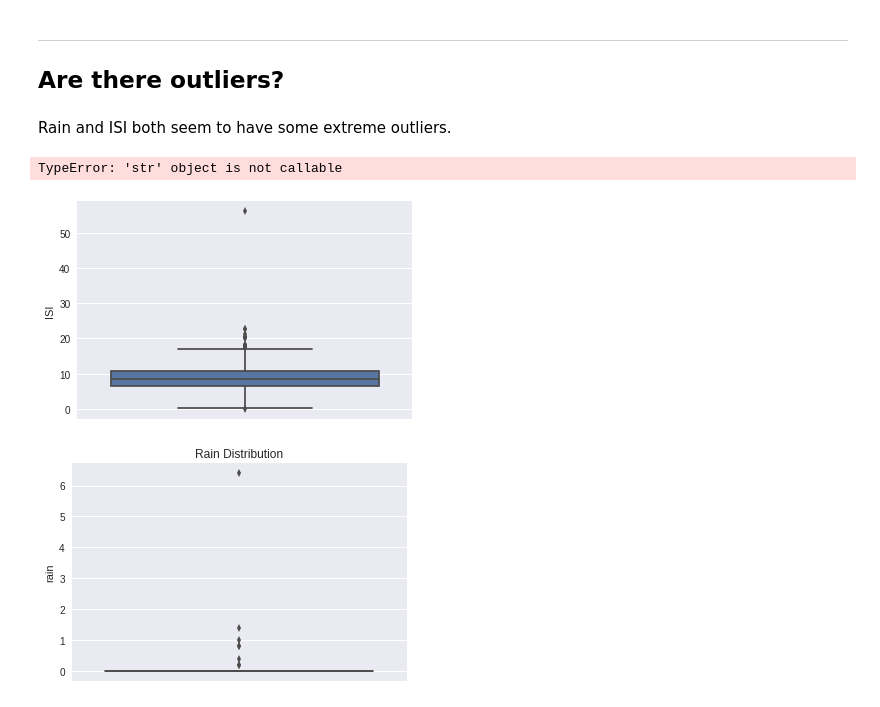
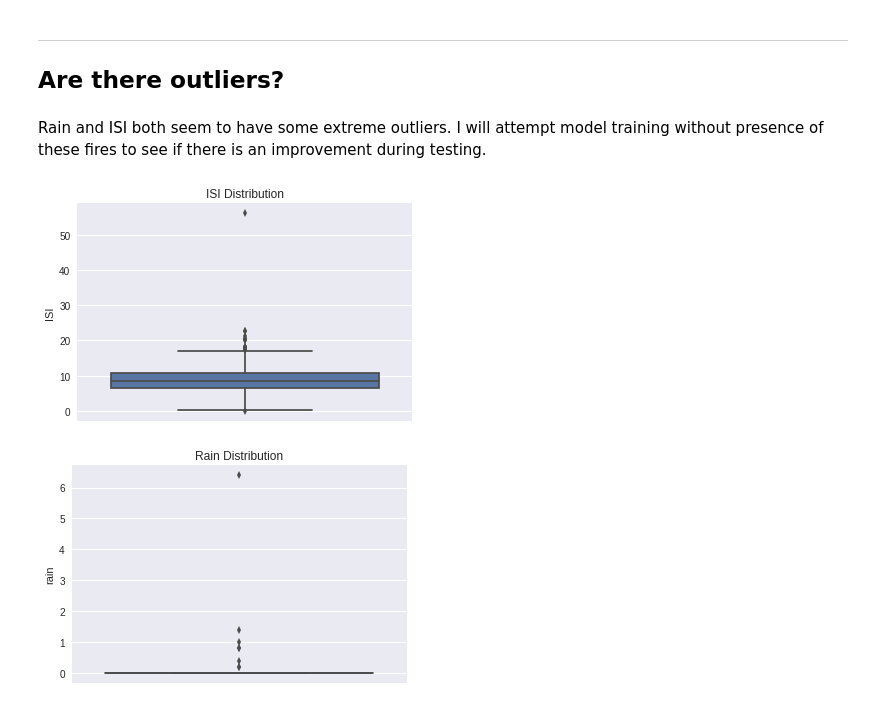
Before and after one commit to davidjwatts/portuguese_fires, a Jupyter notebook: Data_Story.ipynb, the cells around one changed output. Drawn from its saved outputs; the diff is of its cells as text; code cells hidden in the pictures.

```diff
--- a/Data_Story.ipynb
+++ b/Data_Story.ipynb
@@ -170,15 +168,13 @@ plt.show()
 ___
 ## Are there outliers?
 # %% [markdown]
-Rain and ISI both seem to have some extreme outliers.
+Rain and ISI both seem to have some extreme outliers. I will attempt model training without presence of these fires to see if there is an improvement during testing.
 # %%
 sns.boxplot(y='ISI', data=fires);
-plt.ylabel('')
 plt.title("ISI Distribution")
 plt.show()
 # %% [output]
-TypeError: 'str' object is not callable
-[figure, old version]
+[figure, new version]
 # %%
 sns.boxplot(y='rain', data=fires);
 plt.title("Rain Distribution")
```
Also changed, not shown: parts of 11 cells of this notebook, 2 other files.
